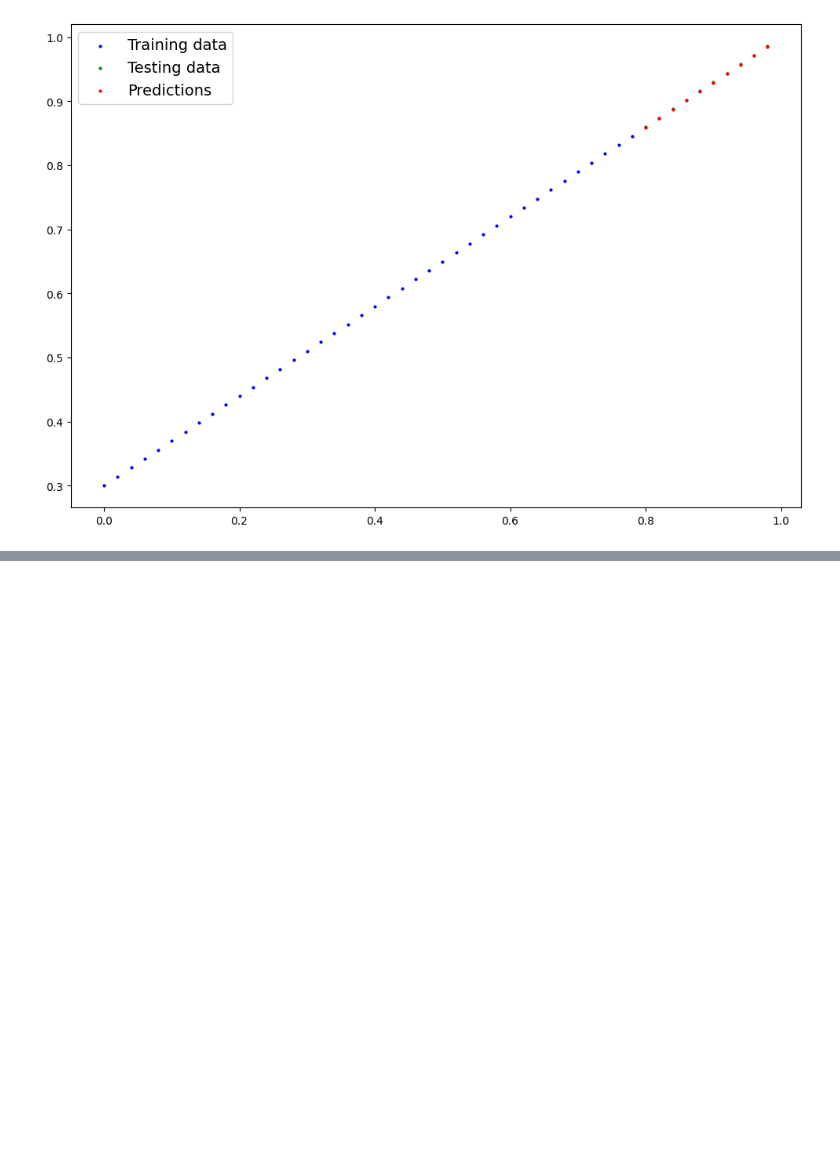
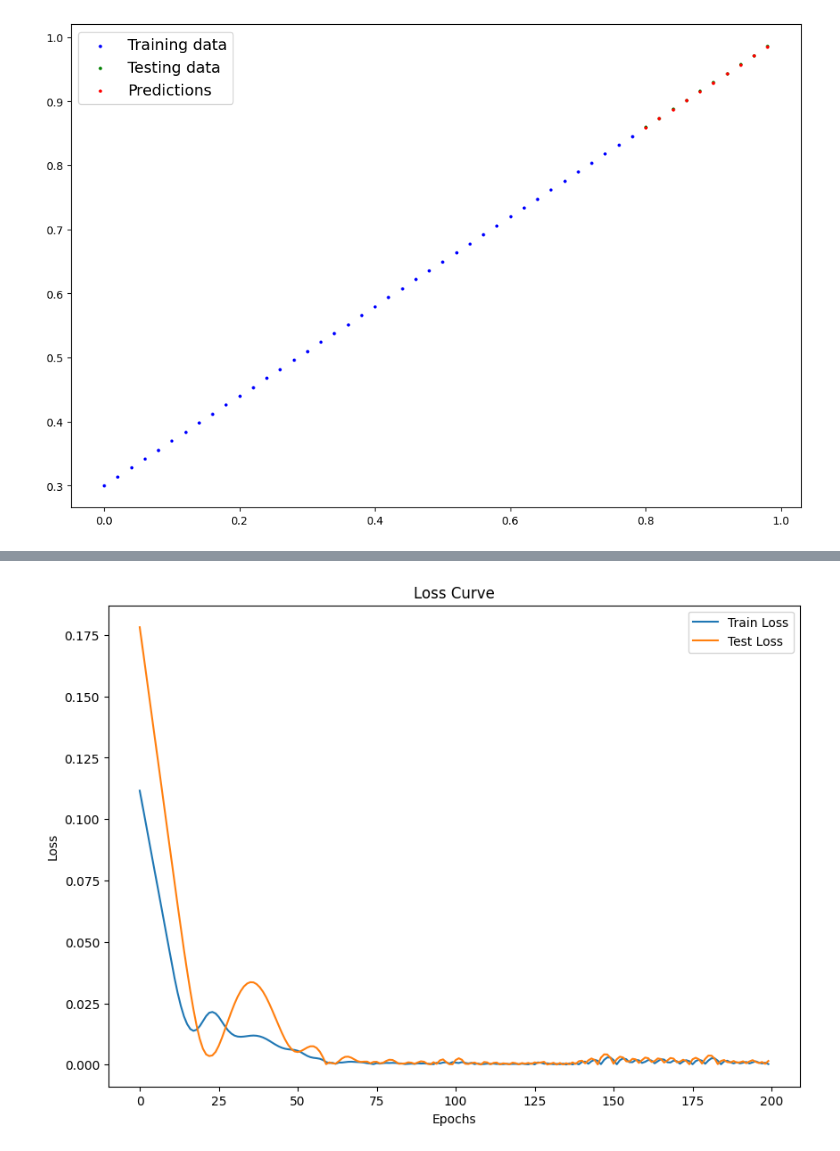
Before and after one commit to Zireael26/pytorch-deep-learning, a Jupyter notebook: my_notebooks/01_pytorch_workflow.ipynb, the cells around one changed output, grey strips where cells are left out. Drawn from its saved outputs; the diff is of its cells as text; code cells hidden in the pictures; blank space fills up the shorter version.

```diff
--- a/my_notebooks/01_pytorch_workflow.ipynb
+++ b/my_notebooks/01_pytorch_workflow.ipynb
@@ -322,0 +383,16 @@ OrderedDict({'weights': tensor([0.6995], device='mps:0'), 'bias': tensor([0.2998
+# %%
+# Creating a PyTorch Linear model by subclassing nn.Module
+class LinearRegressionModelV2(nn.Module):
+    def __init__(self):
+        super().__init__()
+        # using nn.Linear() layer (also known as fully connected layer or dense layer or linear transform)
+        self.linear_layer = nn.Linear(in_features=1, out_features=1)
+
+    def forward(self, X: torch.Tensor) -> torch.Tensor:
+        return self.linear_layer(X)
+
+# Create a random seed
+torch.manual_seed(42)
+model_1 = LinearRegressionModelV2()
+model_1.to(device)
+print(model_1.state_dict())
@@ -322,0 +409,63 @@ OrderedDict({'weights': tensor([0.6995], device='mps:0'), 'bias': tensor([0.2998
+# %%
+loss_func = nn.L1Loss() # Mean Absolute Error (MAE)
+optimizer = torch.optim.Adam(params=model_1.parameters(), lr=0.005)
+
+# Train the model
+torch.manual_seed(42)
+epochs = 200
+
+# Init the empty lists to store loss values
+train_loss_values = []
+test_loss_values = []
+epoch_count = []
+
+for epoch in range(epochs):
+    # Set the model to training mode
+    model_1.train()
+
+    # 1. Forward pass
+    y_pred = model_1(X_train)
+
+    # 2. Calculate the loss
+    loss = loss_func(y_pred, y_train)
+
+    # 3. Zero gradients
+    optimizer.zero_grad()
+
+    # 4. Backward pass
+    loss.backward()
+
+    # 5. Update the weights
+    optimizer.step()
+
+    ## Testign the model
+    model_1.eval()
+    with torch.inference_mode():
+        # Make predictions on the test data
+        test_pred = model_1(X_test)
+
+        test_loss = loss_func(test_pred, y_test)
+
+    if epoch % 10 == 0:
+        print(f"Epoch: {epoch} | Train Loss: {loss:.4f} | Test Loss: {test_loss:.4f}")
+
+    # Store the loss values for plotting later
+    train_loss_values.append(loss.cpu().item())
+    test_loss_values.append(test_loss.cpu().item())
+    epoch_count.append(epoch)
+
+print(model_1.state_dict())
+
+plt.figure(figsize=(10, 7))
+plt.plot(epoch_count, train_loss_values, label="Train Loss")
+plt.plot(epoch_count, test_loss_values, label="Test Loss")
+plt.title("Loss Curve")
+plt.xlabel("Epochs")
+plt.ylabel("Loss")
+plt.legend()
+plt.show()
+
+with torch.inference_mode():
+    y_preds = model_1(X_test.to(device))
+    plot_predictions(X_train.cpu(), y_train.cpu(), X_test.cpu(), y_test.cpu(), y_preds.cpu())
+# %% [output]
@@ -322,0 +489 @@ OrderedDict({'weights': tensor([0.6995], device='mps:0'), 'bias': tensor([0.2998
+[figure, added]
```
Also changed, not shown: parts of 10 cells of this notebook, 1 other file.
